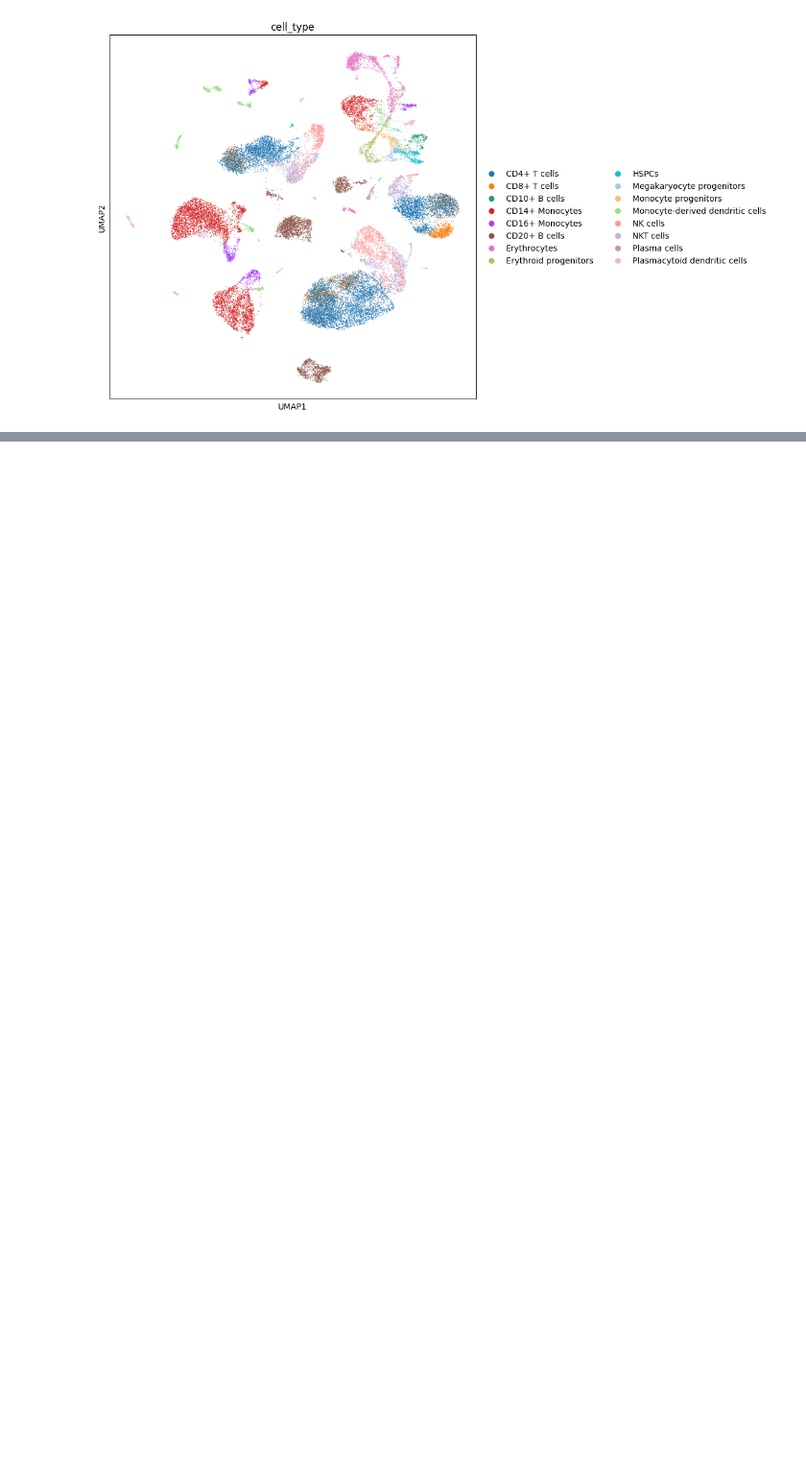
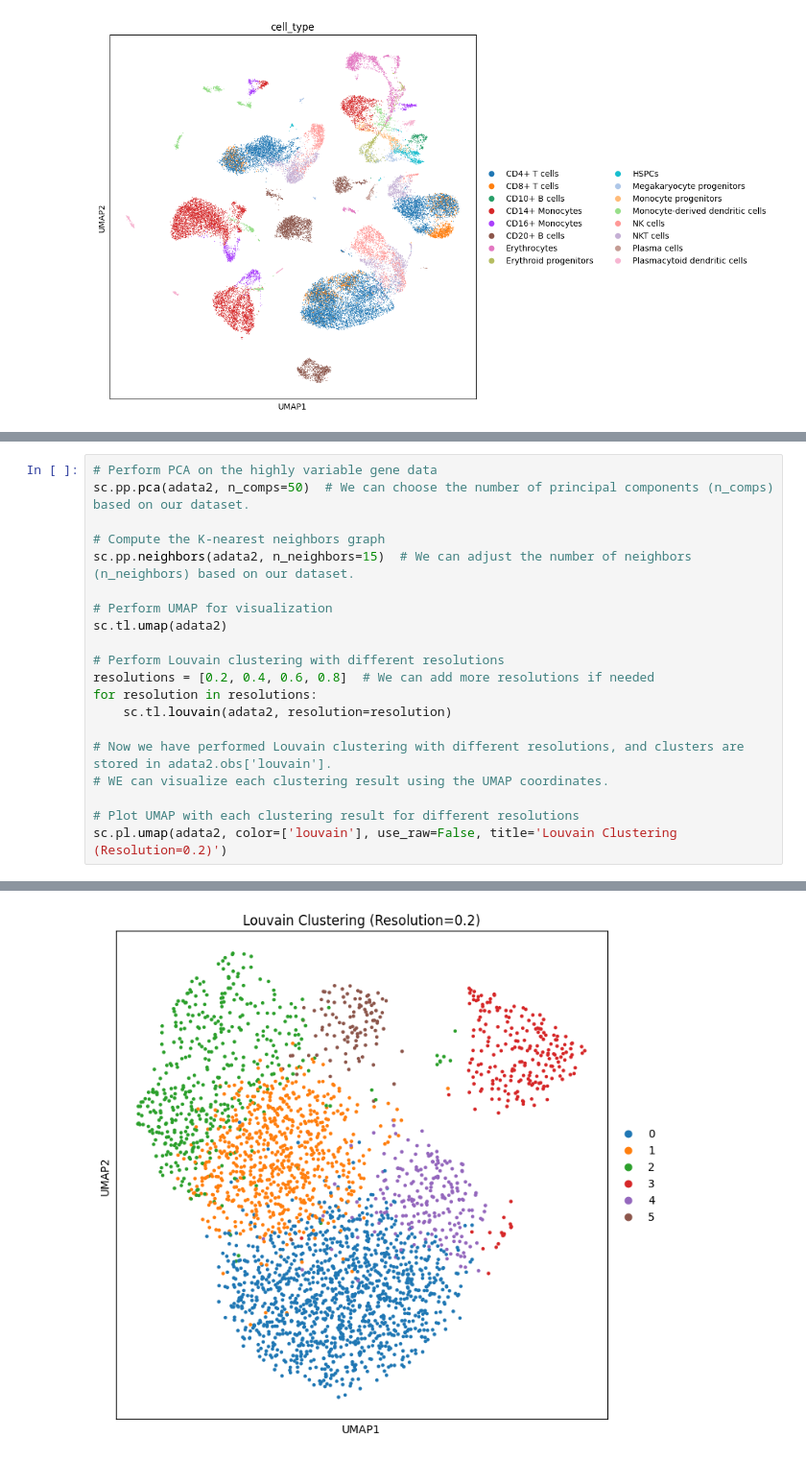
Before and after one commit to IntroductiontoBioinformaticsFall2023/intro-to-bio-sut-final-project, a Jupyter notebook: tasks/task-design-gene-ius-spotting/single-cell.ipynb, the cells around one changed output, grey strips where cells are left out. Shown at 96% size. Saved outputs shown, nothing was run; the diff lists cells and outputs as text; blank space fills up the shorter version.

```diff
--- a/tasks/task-design-gene-ius-spotting/single-cell.ipynb
+++ b/tasks/task-design-gene-ius-spotting/single-cell.ipynb
@@ -498,0 +575,21 @@ computing UMAP
+# %%
+# Perform PCA on the highly variable gene data
+sc.pp.pca(adata2, n_comps=50)  # We can choose the number of principal components (n_comps) based on our dataset.
+
+# Compute the K-nearest neighbors graph
+sc.pp.neighbors(adata2, n_neighbors=15)  # We can adjust the number of neighbors (n_neighbors) based on our dataset.
+
+# Perform UMAP for visualization
+sc.tl.umap(adata2)
+
+# Perform Louvain clustering with different resolutions
+resolutions = [0.2, 0.4, 0.6, 0.8]  # We can add more resolutions if needed
+for resolution in resolutions:
+    sc.tl.louvain(adata2, resolution=resolution)
+
+# Now we have performed Louvain clustering with different resolutions, and clusters are stored in adata2.obs['louvain'].
+# WE can visualize each clustering result using the UMAP coordinates.
+
+# Plot UMAP with each clustering result for different resolutions
+sc.pl.umap(adata2, color=['louvain'], use_raw=False, title='Louvain Clustering (Resolution=0.2)')
+# %% [output]
@@ -498,0 +613 @@ computing UMAP
+[figure, added]
```
Also changed, not shown: parts of 7 cells of this notebook.
